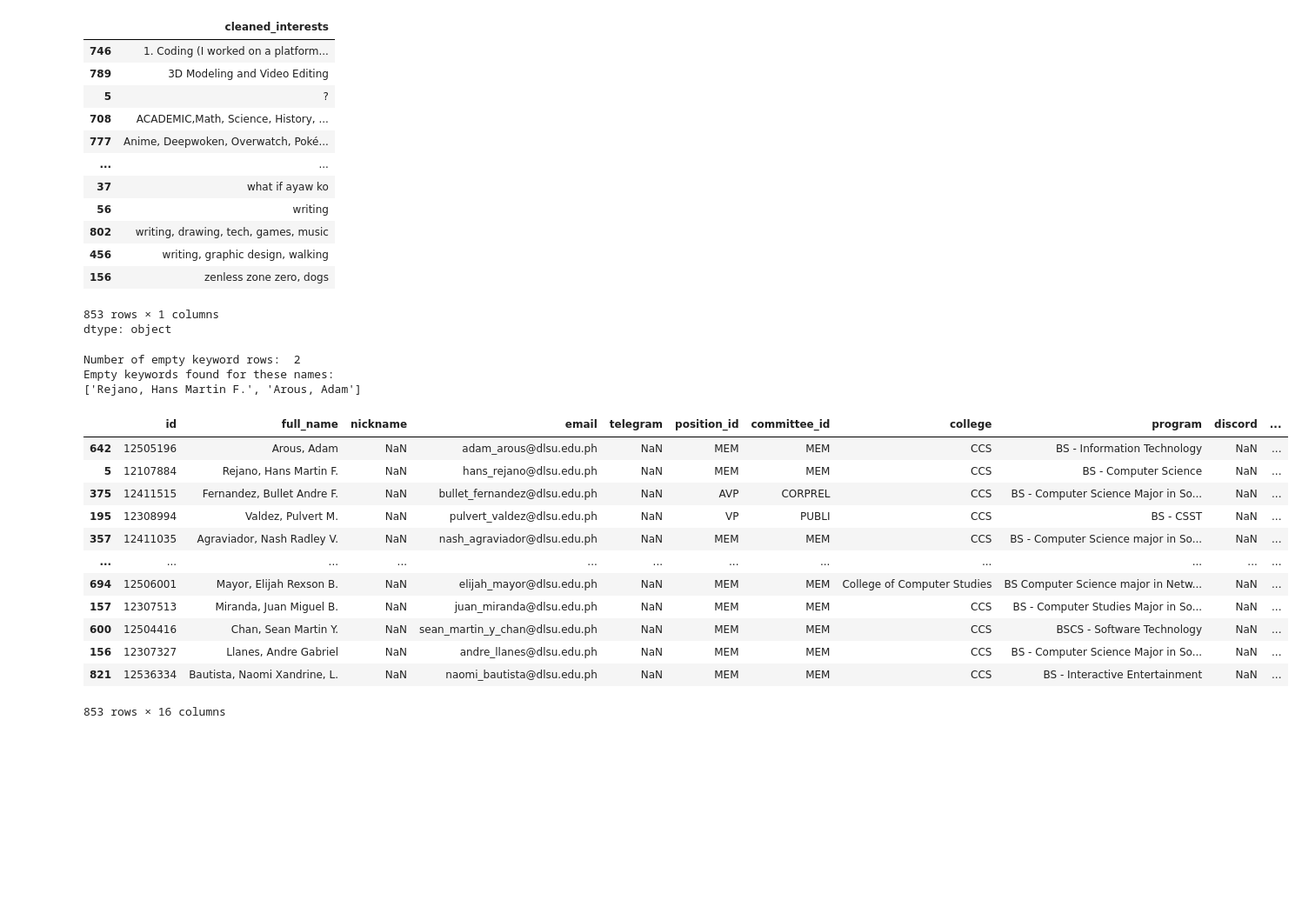
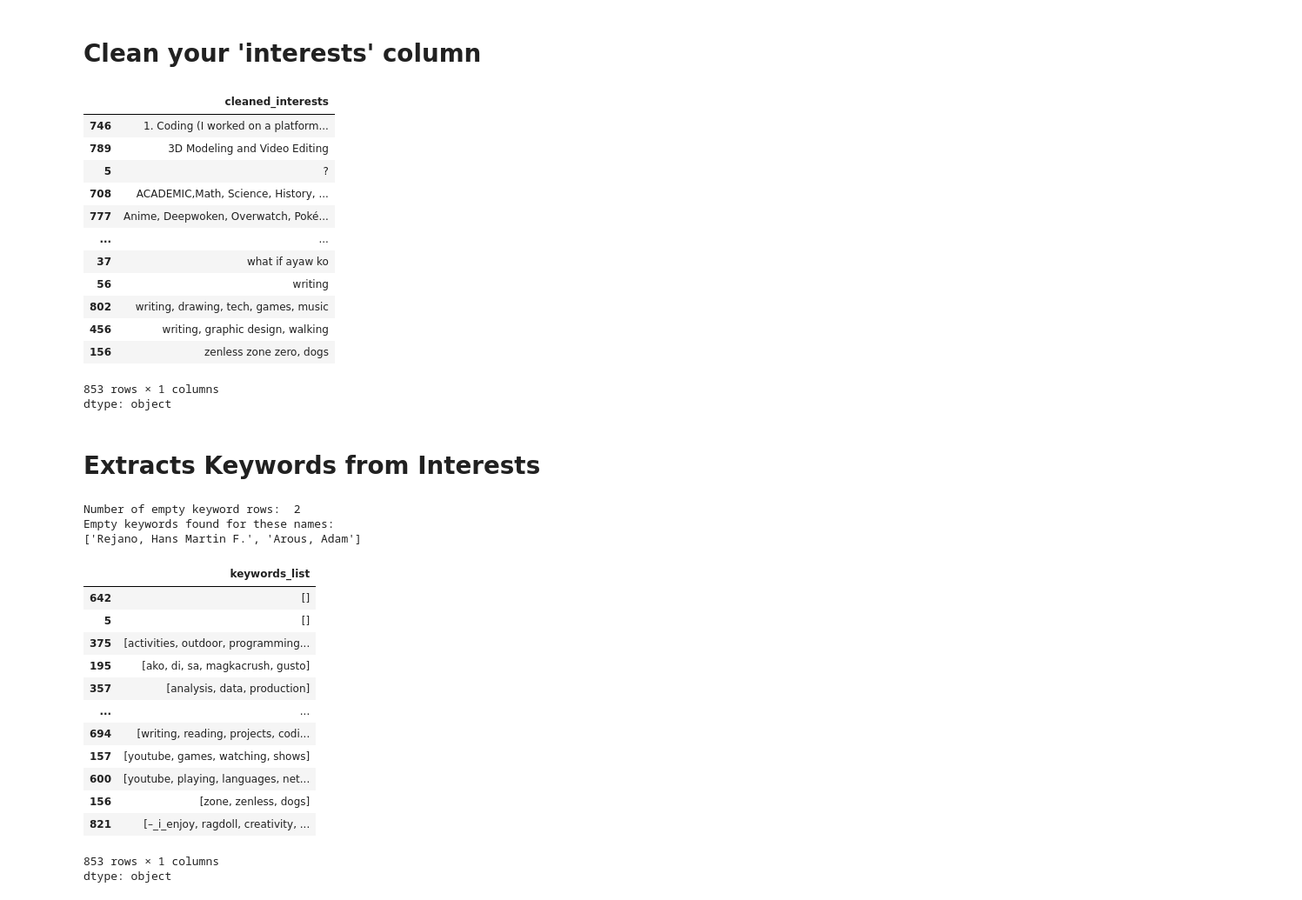
Before and after one commit to mbchavez27/members-house-clustering, a Jupyter notebook: main.ipynb, the cells around one changed output. Shown: that part at 87% size. Saved outputs shown, nothing was run; the diff lists cells and outputs as text; code cells hidden in the pictures; blank space fills up the shorter version.

```diff
--- a/main.ipynb
+++ b/main.ipynb
@@ -95,6 +102,8 @@ house_df
 | 8 | 8 | Black | House of Obsidian | Obsidian / Onyx | jet black (volcanic glass) |
 | 9 | 9 | Pink/Brown | House of Rose Quartz | Serpentine | pink |
 # %%
+display(Markdown("# Clean your 'interests' column"))
+
 # Clean your "interests" column
 lscs["cleaned_interests"] = (
     lscs["interests"]
@@ -109,6 +118,7 @@ initial.to_csv("initial_keywords.csv")
 get_nan = lscs[lscs['cleaned_interests'].str.contains('nan',case=False)]
 initial
 # %% [output]
+# Clean your 'interests' column
 |  | cleaned_interests |
 | 746 | 1. Coding (I worked on a platform... |
 | 789 | 3D Modeling and Video Editing |
@@ -124,6 +134,7 @@ initial
 853 rows × 1 columns
 dtype: object
 # %%
+display(Markdown("# Extracts Keywords from Interests"))
 # Build phrase map automatically from dataframe
 stop_words = set(stopwords.words('english'))
 
@@ -186,35 +197,37 @@ empty_names = empty_rows['full_name'].tolist()
 print("Empty keywords found for these names:")
 print(empty_names)
 # %% [output]
+# Extracts Keywords from Interests
 Number of empty keyword rows:  2
 Empty keywords found for these names:
 ['Rejano, Hans Martin F.', 'Arous, Adam']
 # %%
 # Convert list of keywords into a comma-separated string
 lscs["keywords"] = lscs["keywords_list"].apply(lambda x: ", ".join(x) if x else "")
 
 # Sort the keywords column alphabetically
 lscs_sorted = lscs.sort_values(by="keywords")
 
 # Save the sorted CSV
 lscs_sorted[['keywords']].to_csv("keywords_sorted.csv", index=False)
 
 # If you want to save the original list column too
 lscs_sorted['keywords_list'].to_csv("keywords_list_sorted.csv", index=False)
 
-lscs_sorted
+lscs_sorted['keywords_list']
 # %% [output]
-|  | id | full_name | nickname | email | telegram | position_id | committee_id | college | program | discord | ... |
-| 642 | 12505196 | Arous, Adam | NaN | adam_arous@dlsu.edu.ph | NaN | MEM | MEM | CCS | BS - Information Technology | NaN | ... |
-| 5 | 12107884 | Rejano, Hans Martin F. | NaN | hans_rejano@dlsu.edu.ph | NaN | MEM | MEM | CCS | BS - Computer Science | NaN | ... |
-| 375 | 12411515 | Fernandez, Bullet Andre F. | NaN | bullet_fernandez@dlsu.edu.ph | NaN | AVP | CORPREL | CCS | BS - Computer Science Major in So... | NaN | ... |
-| 195 | 12308994 | Valdez, Pulvert M. | NaN | pulvert_valdez@dlsu.edu.ph | NaN | VP | PUBLI | CCS | BS - CSST | NaN | ... |
-| 357 | 12411035 | Agraviador, Nash Radley V. | NaN | nash_agraviador@dlsu.edu.ph | NaN | MEM | MEM | CCS | BS - Computer Science major in So... | NaN | ... |
-| ... | ... | ... | ... | ... | ... | ... | ... | ... | ... | ... | ... |
-| 694 | 12506001 | Mayor, Elijah Rexson B. | NaN | elijah_mayor@dlsu.edu.ph | NaN | MEM | MEM | College of Computer Studies | BS Computer Science major in Netw... | NaN | ... |
-| 157 | 12307513 | Miranda, Juan Miguel B. | NaN | juan_miranda@dlsu.edu.ph | NaN | MEM | MEM | CCS | BS - Computer Studies Major in So... | NaN | ... |
-| 600 | 12504416 | Chan, Sean Martin Y. | NaN | sean_martin_y_chan@dlsu.edu.ph | NaN | MEM | MEM | CCS | BSCS - Software Technology | NaN | ... |
-| 156 | 12307327 | Llanes, Andre Gabriel | NaN | andre_llanes@dlsu.edu.ph | NaN | MEM | MEM | CCS | BS - Computer Science Major in So... | NaN | ... |
-| 821 | 12536334 | Bautista, Naomi Xandrine, L. | NaN | naomi_bautista@dlsu.edu.ph | NaN | MEM | MEM | CCS | BS - Interactive Entertainment | NaN | ... |
+|  | keywords_list |
+| 642 | [] |
+| 5 | [] |
+| 375 | [activities, outdoor, programming... |
+| 195 | [ako, di, sa, magkacrush, gusto] |
+| 357 | [analysis, data, production] |
+| ... | ... |
+| 694 | [writing, reading, projects, codi... |
+| 157 | [youtube, games, watching, shows] |
+| 600 | [youtube, playing, languages, net... |
+| 156 | [zone, zenless, dogs] |
+| 821 | [–_i_enjoy, ragdoll, creativity, ... |
-853 rows × 16 columns
+853 rows × 1 columns
+dtype: object
 # %%
```
Also changed, not shown: parts of 7 cells of this notebook.
